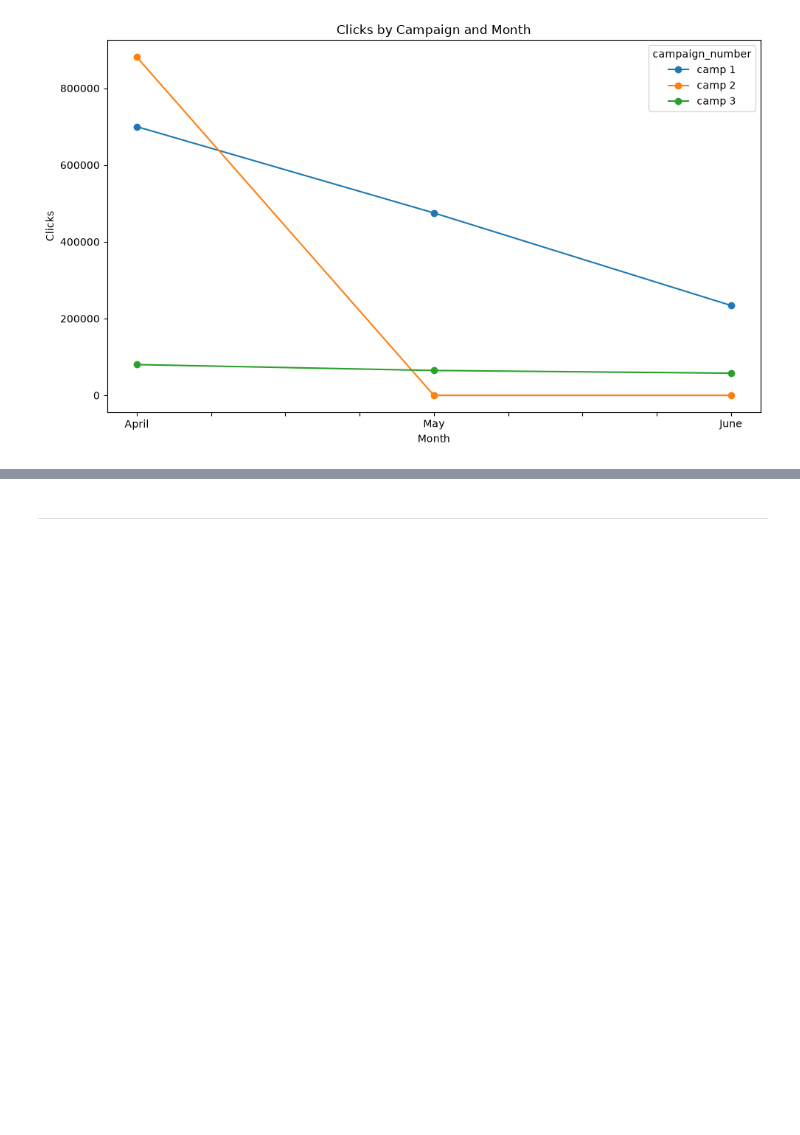
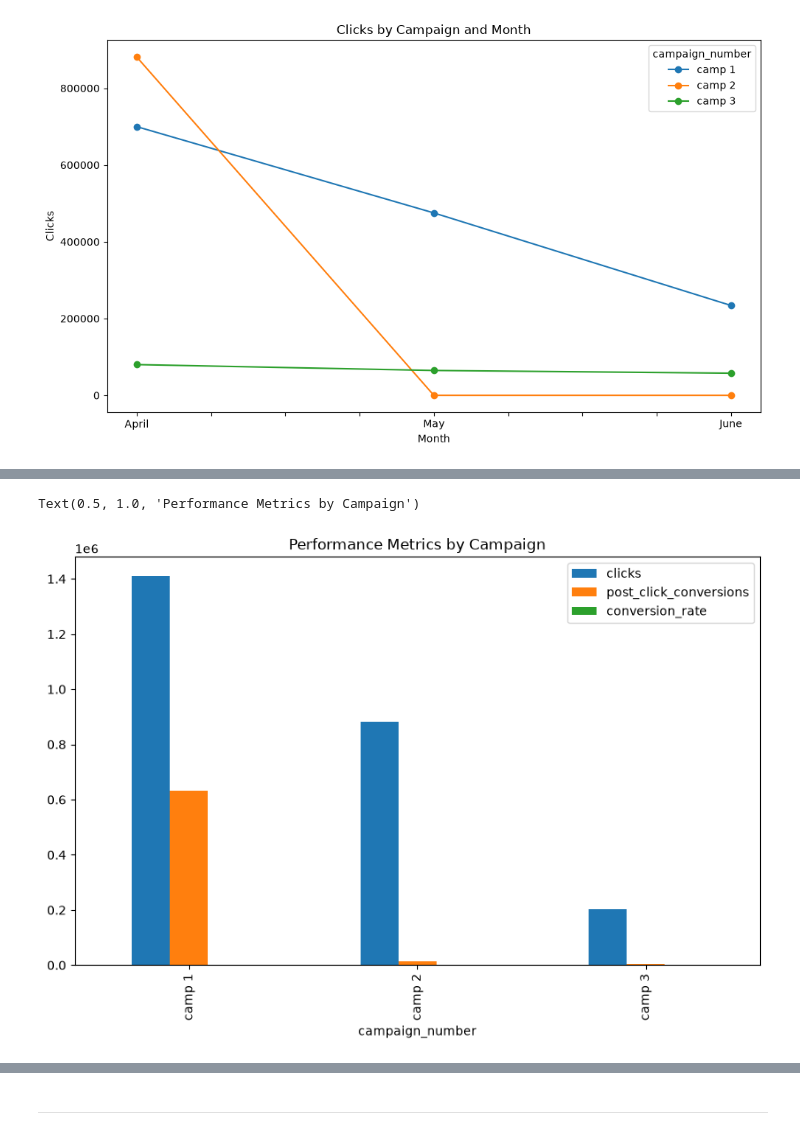
Before and after one commit to Oliver-code26/Unit1_Resub_Digital_Marketing, a Jupyter notebook: jupyter_notebooks/Notebook.ipynb, the cells around one changed output, grey strips where cells are left out. Drawn from its saved outputs; the diff is of its cells as text; code cells hidden in the pictures; blank space fills up the shorter version.

```diff
--- a/jupyter_notebooks/Notebook.ipynb
+++ b/jupyter_notebooks/Notebook.ipynb
@@ -281,0 +284,11 @@ Well this ic closer to what I wanted from earlier (User Engagment) now that I ca
+# %%
+#from "clean_performance.csv" create a bar chart of the three campaigns and show me the "clicks", "post_click_conversions", and "conversion_rate" for each campaign
+# Create a bar chart for clicks, post_click_conversions, and conversion_rate by campaign_number
+df_bar_chart = df_cleaned.groupby('campaign_number')[['clicks', 'post_click_conversions']].sum()
+df_bar_chart['conversion_rate'] = df_bar_chart['post_click_conversions'] / df_bar_chart['clicks']
+show_bar_chart = df_bar_chart.head()
+show_bar_chart.plot(kind='bar', figsize=(10, 6))
+plt.title('Performance Metrics by Campaign')
+# %% [output]
+Text(0.5, 1.0, 'Performance Metrics by Campaign')
+[figure, added]
```
Also changed, not shown: parts of 10 cells of this notebook.
